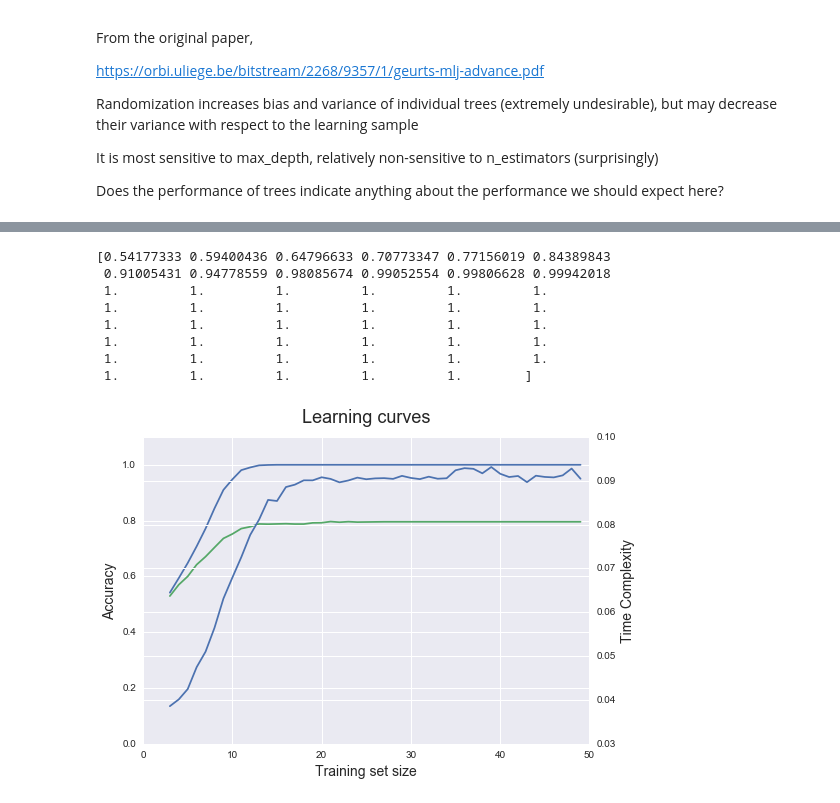
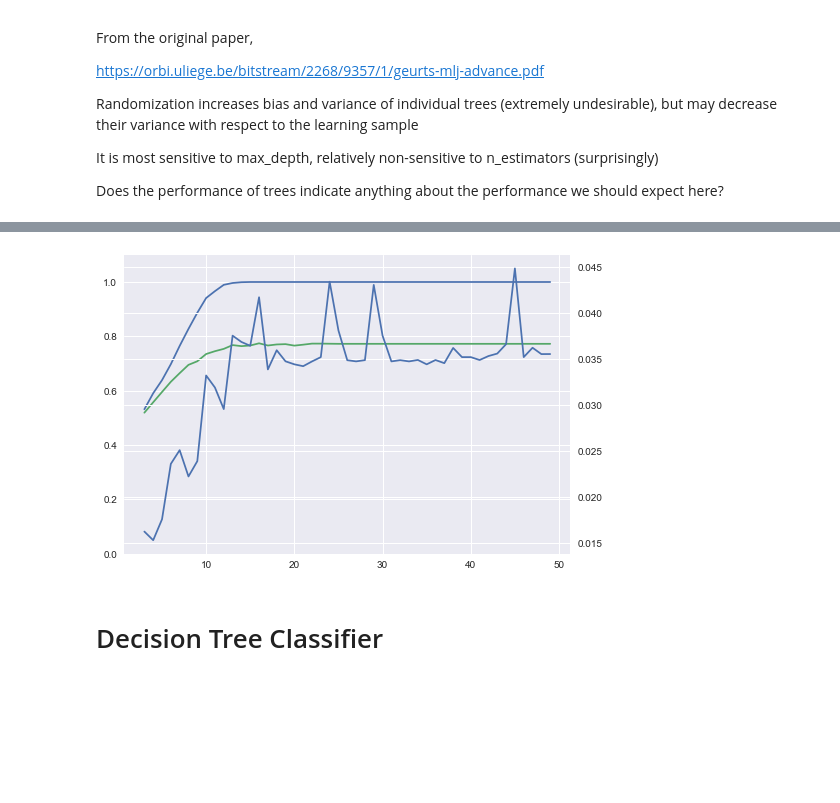
Before and after one commit to nshea3/ml_notebooks, a Jupyter notebook: ML_P1_welllogs.ipynb, the cells around one changed output, grey strips where cells are left out. Saved outputs shown, nothing was run; the diff lists cells and outputs as text; code cells hidden in the pictures; blank space fills up the shorter version.

```diff
--- a/ML_P1_welllogs.ipynb
+++ b/ML_P1_welllogs.ipynb
@@ -131,16 +153,11 @@ This is the ExtraTreesClassifier
 
 """
 
-etc_grid = {'n_estimators' : range(5,50,5), 'max_depth' : [5,10], 'max_features':["auto","log2",None], 'warm_start':[True, False]}
-etc_est, etc_acc, etc_param = gridsearch_helper(etc_grid, ExtraTreesClassifier(random_state=1), X_train, y_train)
+etc_grid = {'n_estimators' : range(5,20,5), 'max_depth' : range(3,20),
+            'max_features':["auto","log2",None], 'warm_start':[True, False]}
+result = model_helper(etc_grid, ExtraTreesClassifier(random_state=1), X_train, y_train)
+print(result[0])
+etc_est = result[0]
+
 plot_learning_curve(*tv_scores_mean(etc_est,X_train,y_train,train_sizes))
-
-print(etc_est)
-
-etc_est.fit(X_train,y_train)
-y_pred = etc_est.predict(X_test)
-
-print(classification_report(y_test,y_pred))
-print(etc_est.score(X_test, y_test))
-print(sklearn.metrics.confusion_matrix(y_test, y_pred))
 # %% [output]
@@ -165,19 +178,11 @@ ExtraTreesClassifier(bootstrap=False, class_weight=None, criterion='gini',
 # %%
-param_grid = {'max_depth' : range(3,50,1)}
-gridsearch = model_selection.GridSearchCV(estimator = etc_est, param_grid = param_grid)
+gridsearch = model_selection.GridSearchCV(estimator = etc_est, param_grid = {'max_depth' : range(3,50,1)})
 gridsearch.fit(X_train,y_train)
-print(gridsearch.cv_results_['mean_train_score'])
-plot_complexity_curve(param_grid['max_depth'], gridsearch.cv_results_['mean_fit_time'], gridsearch.cv_results_['mean_train_score'], gridsearch.cv_results_['mean_test_score'])
+plot_complexity_curve(gridsearch.param_grid['max_depth'], gridsearch.cv_results_['mean_fit_time'], gridsearch.cv_results_['mean_train_score'], gridsearch.cv_results_['mean_test_score'])
 # %% [output]
-[0.54177333 0.59400436 0.64796633 0.70773347 0.77156019 0.84389843
- 0.91005431 0.94778559 0.98085674 0.99052554 0.99806628 0.99942018
- 1.         1.         1.         1.         1.         1.
- 1.         1.         1.         1.         1.         1.
- 1.         1.         1.         1.         1.         1.
- 1.         1.         1.         1.         1.         1.
- 1.         1.         1.         1.         1.         1.
- 1.         1.         1.         1.         1.        ]
-[figure, old version]
+[figure, new version]
+# %% [markdown]
+# Decision Tree Classifier
 # %%
 """
 This is the DecisionTreesClassifier
```
Also changed, not shown: parts of 19 cells of this notebook.
